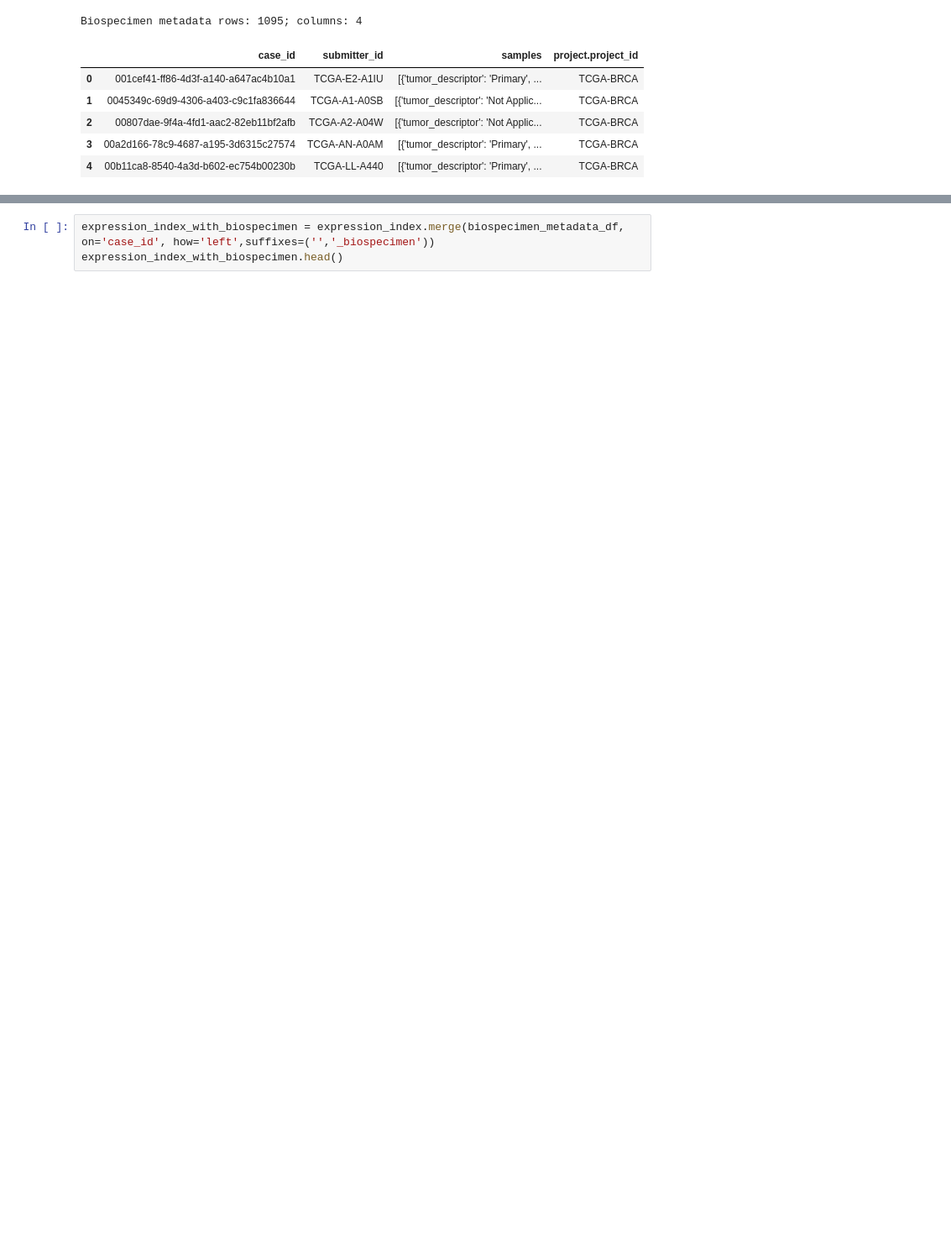
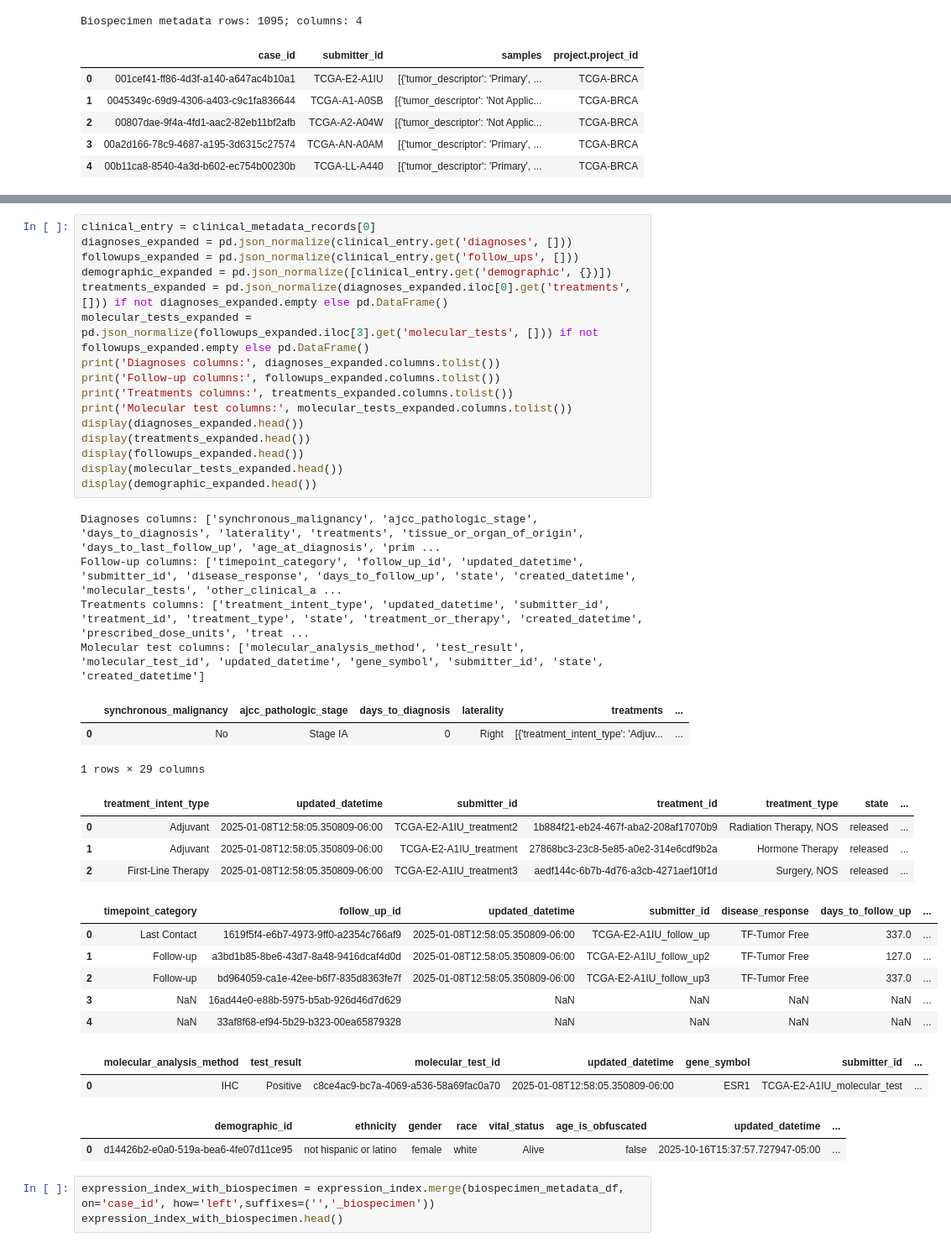
Before and after one commit to sarthak-arora1997/tcga-brca-multiomics-subtyping, a Jupyter notebook: notebooks/01_download_and_organize_data.ipynb, the cells around one changed output, grey strips where cells are left out. Shown at 84% size. Saved outputs shown, nothing was run; the diff lists cells and outputs as text; blank space fills up the shorter version.

```diff
--- a/notebooks/01_download_and_organize_data.ipynb
+++ b/notebooks/01_download_and_organize_data.ipynb
@@ -204,3 +194,41 @@ Aliquots columns: ['aliquot_quantity', 'aliquot_id', 'source_center', 'updated_d
+# %%
+clinical_entry = clinical_metadata_records[0]
+diagnoses_expanded = pd.json_normalize(clinical_entry.get('diagnoses', []))
+followups_expanded = pd.json_normalize(clinical_entry.get('follow_ups', []))
+demographic_expanded = pd.json_normalize([clinical_entry.get('demographic', {})])
+treatments_expanded = pd.json_normalize(diagnoses_expanded.iloc[0].get('treatments', [])) if not diagnoses_expanded.empty else pd.DataFrame()
+molecular_tests_expanded = pd.json_normalize(followups_expanded.iloc[3].get('molecular_tests', [])) if not followups_expanded.empty else pd.DataFrame()
+print('Diagnoses columns:', diagnoses_expanded.columns.tolist())
+print('Follow-up columns:', followups_expanded.columns.tolist())
+print('Treatments columns:', treatments_expanded.columns.tolist())
+print('Molecular test columns:', molecular_tests_expanded.columns.tolist())
+display(diagnoses_expanded.head())
+display(treatments_expanded.head())
+display(followups_expanded.head())
+display(molecular_tests_expanded.head())
+display(demographic_expanded.head())
+# %% [output]
+Diagnoses columns: ['synchronous_malignancy', 'ajcc_pathologic_stage', 'days_to_diagnosis', 'laterality', 'treatments', 'tissue_or_organ_of_origin', 'days_to_last_follow_up', 'age_at_diagnosis', 'prim ...
+Follow-up columns: ['timepoint_category', 'follow_up_id', 'updated_datetime', 'submitter_id', 'disease_response', 'days_to_follow_up', 'state', 'created_datetime', 'molecular_tests', 'other_clinical_a ...
+Treatments columns: ['treatment_intent_type', 'updated_datetime', 'submitter_id', 'treatment_id', 'treatment_type', 'state', 'treatment_or_therapy', 'created_datetime', 'prescribed_dose_units', 'treat ...
+Molecular test columns: ['molecular_analysis_method', 'test_result', 'molecular_test_id', 'updated_datetime', 'gene_symbol', 'submitter_id', 'state', 'created_datetime']
+|  | synchronous_malignancy | ajcc_pathologic_stage | days_to_diagnosis | laterality | treatments | ... |
+| 0 | No | Stage IA | 0 | Right | [{'treatment_intent_type': 'Adjuv... | ... |
+1 rows × 29 columns
+|  | treatment_intent_type | updated_datetime | submitter_id | treatment_id | treatment_type | state | ... |
+| 0 | Adjuvant | 2025-01-08T12:58:05.350809-06:00 | TCGA-E2-A1IU_treatment2 | 1b884f21-eb24-467f-aba2-208af17070b9 | Radiation Therapy, NOS | released | ... |
+| 1 | Adjuvant | 2025-01-08T12:58:05.350809-06:00 | TCGA-E2-A1IU_treatment | 27868bc3-23c8-5e85-a0e2-314e6cdf9b2a | Hormone Therapy | released | ... |
+| 2 | First-Line Therapy | 2025-01-08T12:58:05.350809-06:00 | TCGA-E2-A1IU_treatment3 | aedf144c-6b7b-4d76-a3cb-4271aef10f1d | Surgery, NOS | released | ... |
+|  | timepoint_category | follow_up_id | updated_datetime | submitter_id | disease_response | days_to_follow_up | ... |
+| 0 | Last Contact | 1619f5f4-e6b7-4973-9ff0-a2354c766af9 | 2025-01-08T12:58:05.350809-06:00 | TCGA-E2-A1IU_follow_up | TF-Tumor Free | 337.0 | ... |
+| 1 | Follow-up | a3bd1b85-8be6-43d7-8a48-9416dcaf4d0d | 2025-01-08T12:58:05.350809-06:00 | TCGA-E2-A1IU_follow_up2 | TF-Tumor Free | 127.0 | ... |
+| 2 | Follow-up | bd964059-ca1e-42ee-b6f7-835d8363fe7f | 2025-01-08T12:58:05.350809-06:00 | TCGA-E2-A1IU_follow_up3 | TF-Tumor Free | 337.0 | ... |
+| 3 | NaN | 16ad44e0-e88b-5975-b5ab-926d46d7d629 | NaN | NaN | NaN | NaN | ... |
+| 4 | NaN | 33af8f68-ef94-5b29-b323-00ea65879328 | NaN | NaN | NaN | NaN | ... |
+|  | molecular_analysis_method | test_result | molecular_test_id | updated_datetime | gene_symbol | submitter_id | ... |
+| 0 | IHC | Positive | c8ce4ac9-bc7a-4069-a536-58a69fac0a70 | 2025-01-08T12:58:05.350809-06:00 | ESR1 | TCGA-E2-A1IU_molecular_test | ... |
+|  | demographic_id | ethnicity | gender | race | vital_status | age_is_obfuscated | updated_datetime | ... |
+| 0 | d14426b2-e0a0-519a-bea6-4fe07d11ce95 | not hispanic or latino | female | white | Alive | false | 2025-10-16T15:37:57.727947-05:00 | ... |
 # %%
 expression_index_with_biospecimen = expression_index.merge(biospecimen_metadata_df, on='case_id', how='left',suffixes=('','_biospecimen'))
 expression_index_with_biospecimen.head()
```
Also changed, not shown: parts of 8 cells of this notebook, 4 other files.
